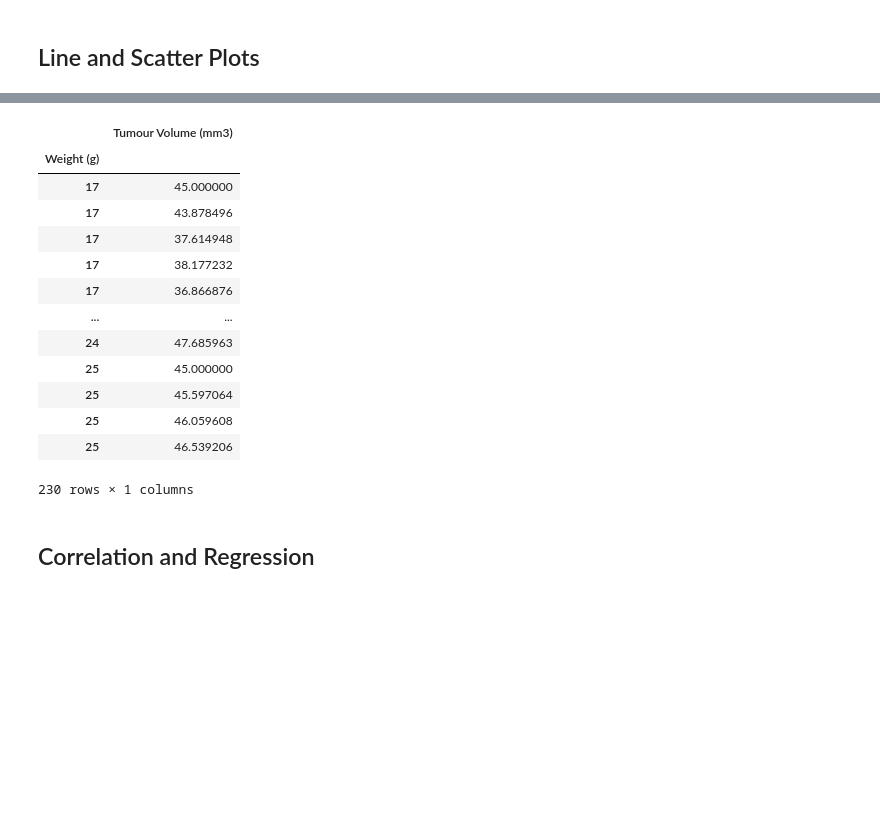
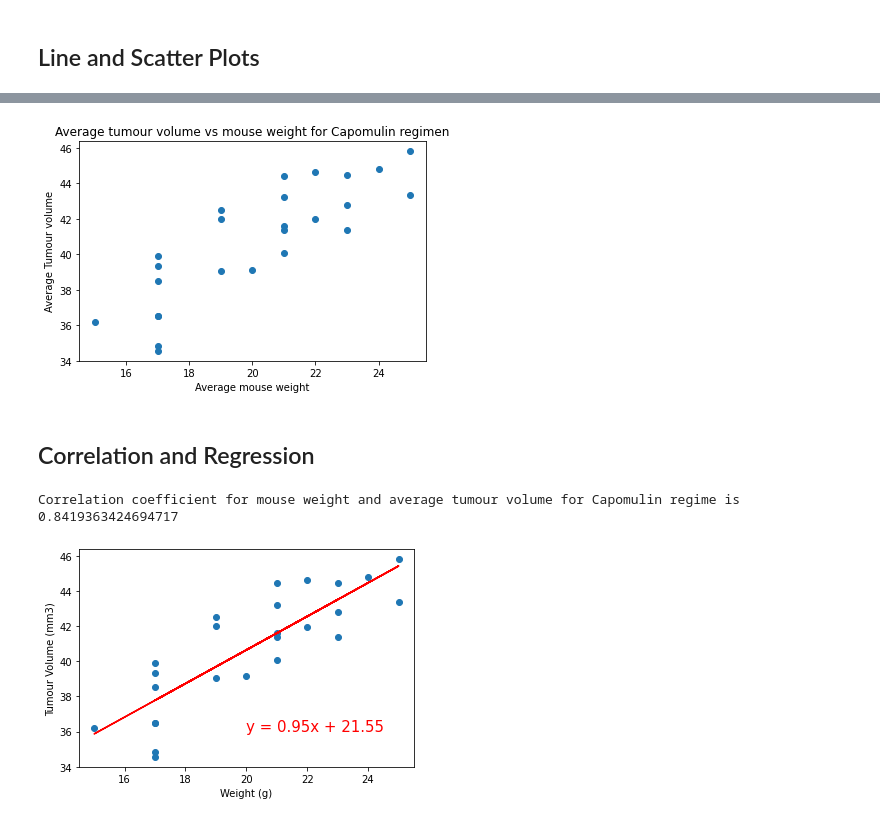
Before and after one commit to MarDuo2022/Matplotlib-challenge, a Jupyter notebook: Pymaceuticals/pymaceuticals_starter221022md.ipynb, the cells around one changed output, grey strips where cells are left out. Saved outputs shown, nothing was run; the diff lists cells and outputs as text; code cells hidden in the pictures; blank space fills up the shorter version.

```diff
--- a/Pymaceuticals/pymaceuticals_starter221022md.ipynb
+++ b/Pymaceuticals/pymaceuticals_starter221022md.ipynb
@@ -221,23 +266,17 @@ plt.show()
 # %%
 # Generate a scatter plot of average tumour volume vs. mouse weight for the Capomulin regimen
-df_Capomulin=df2.loc[df2['Drug Regimen']=='Capomulin',['Weight (g)','Tumour Volume (mm3)']]
-df_Capomulin_4plot=df_Capomulin.set_index('Weight (g)')
-    # ???? what is meant by average tumour volume (within each mouse?
-    # or average tumour volume of the entire capomulin; if the later how can we have scatter tumour vol?)
+df_Capomulin=df2.loc[df2['Drug Regimen']=='Capomulin',['Mouse ID','Weight (g)','Tumour Volume (mm3)']]
+
+df_average_Capomulin_4plot=df_Capomulin.groupby('Mouse ID').mean()
+
+plt.scatter(df_average_Capomulin_4plot['Weight (g)'],df_average_Capomulin_4plot['Tumour Volume (mm3)'])
+plt.title("Average tumour volume vs mouse weight for Capomulin regimen")
+plt.xlabel("Average mouse weight")
+plt.ylabel("Average Tumour volume")
+plt.tight_layout()
+plt.savefig("./figures/TumourVol vs Mouse weight for Capomulin.png")
+plt.show()
 # %% [output]
-|  | Tumour Volume (mm3) |
-| Weight (g) |  |
-| 17 | 45.000000 |
-| 17 | 43.878496 |
-| 17 | 37.614948 |
-| 17 | 38.177232 |
-| 17 | 36.866876 |
-| ... | ... |
-| 24 | 47.685963 |
-| 25 | 45.000000 |
-| 25 | 45.597064 |
-| 25 | 46.059608 |
-| 25 | 46.539206 |
-230 rows × 1 columns
+[figure, added]
 # %% [markdown]
 ## Correlation and Regression
@@ -246,0 +283,23 @@ df_Capomulin_4plot=df_Capomulin.set_index('Weight (g)')
+# %%
+# Calculate the correlation coefficient and linear regression model
+# for mouse weight and average tumour volume for the Capomulin regimen
+from scipy.stats import linregress
+
+mouse_weight=df_average_Capomulin_4plot['Weight (g)']
+tumour_vol=df_average_Capomulin_4plot['Tumour Volume (mm3)']
+
+print(f"Correlation coefficient for mouse weight and average tumour volume for Capomulin regime is \
+{st.pearsonr(mouse_weight,tumour_vol)[0]}")
+
+(slope, intercept, rvalue, pvalue, stderr) = linregress(mouse_weight, tumour_vol)
+regress_values = mouse_weight * slope + intercept
+line_eq = "y = " + str(round(slope,2)) + "x + " + str(round(intercept,2))
+plt.scatter(mouse_weight,tumour_vol)
+plt.plot(mouse_weight,regress_values,"r-")
+plt.annotate(line_eq,(20,36),fontsize=15,color="red")
+plt.xlabel('Weight (g)')
+plt.ylabel('Tumour Volume (mm3)')
+plt.show()
+# %% [output]
+Correlation coefficient for mouse weight and average tumour volume for Capomulin regime is 0.8419363424694717
+[figure, added]
```
Also changed, not shown: parts of 7 cells of this notebook, 2 other files.
